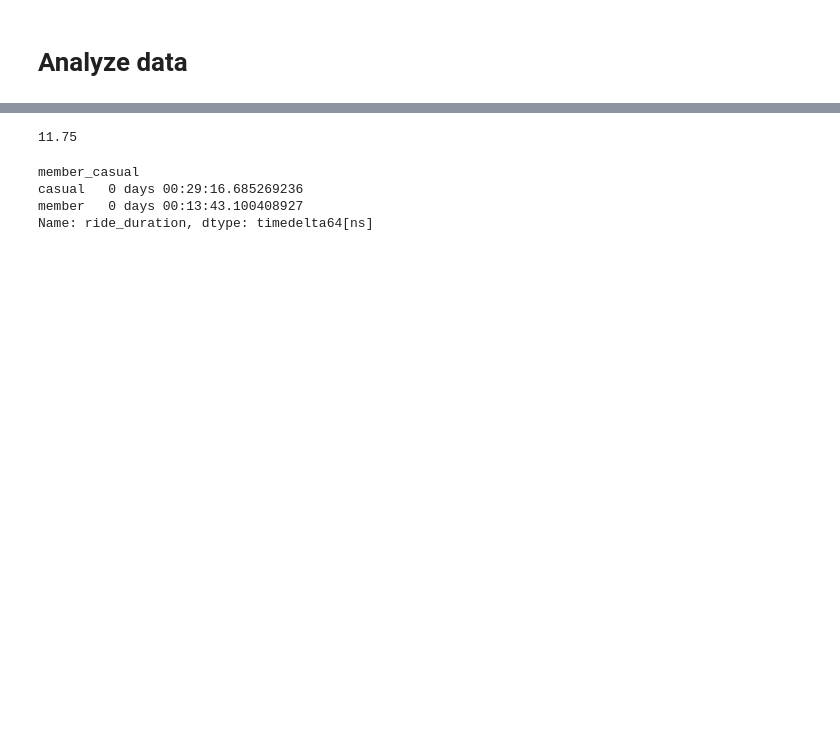
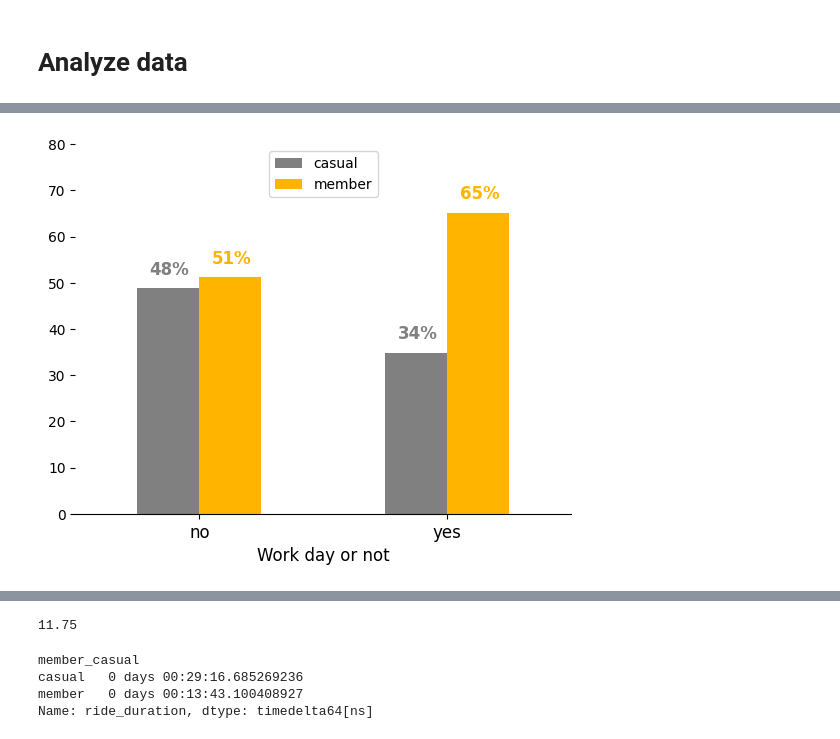
Before and after one commit to jackykang061233/data_analysis_project, a Jupyter notebook: divvy_bike/data_analyse.ipynb, the cells around one changed output, grey strips where cells are left out. Saved outputs shown, nothing was run; the diff lists cells and outputs as text; code cells hidden in the pictures; blank space fills up the shorter version.

```diff
--- a/divvy_bike/data_analyse.ipynb
+++ b/divvy_bike/data_analyse.ipynb
@@ -85,0 +119,17 @@ ax.legend(loc=9)
+# %%
+ax_work_day = work_day.unstack('member_casual').plot.bar(color=['grey', '#FFB400'])
+ax_work_day.set_xlabel('Work day or not', fontsize='large')
+ax_work_day.set_xticklabels(["no","yes"], rotation=0, fontsize='large')
+ax_work_day.spines['top'].set_visible(False)
+ax_work_day.spines['right'].set_visible(False)
+ax_work_day.spines['left'].set_visible(False)
+
+ax_work_day.legend(loc=9)
+ax_work_day.axis(ymax=80)
+for i, v in enumerate(work_day):
+    if i % 2 == 1:
+        ax_work_day.text(int(i/2)+0.05, v+3, str(int(v))+'%', color='#FFB400', fontweight='bold', fontsize='large')
+    else:
+        ax_work_day.text(int(i/2)-0.2, v+3, str(int(v))+'%', color='grey', fontweight='bold', fontsize='large')
+# %% [output]
+[figure, added]
```
Also changed, not shown: parts of 37 cells of this notebook.
